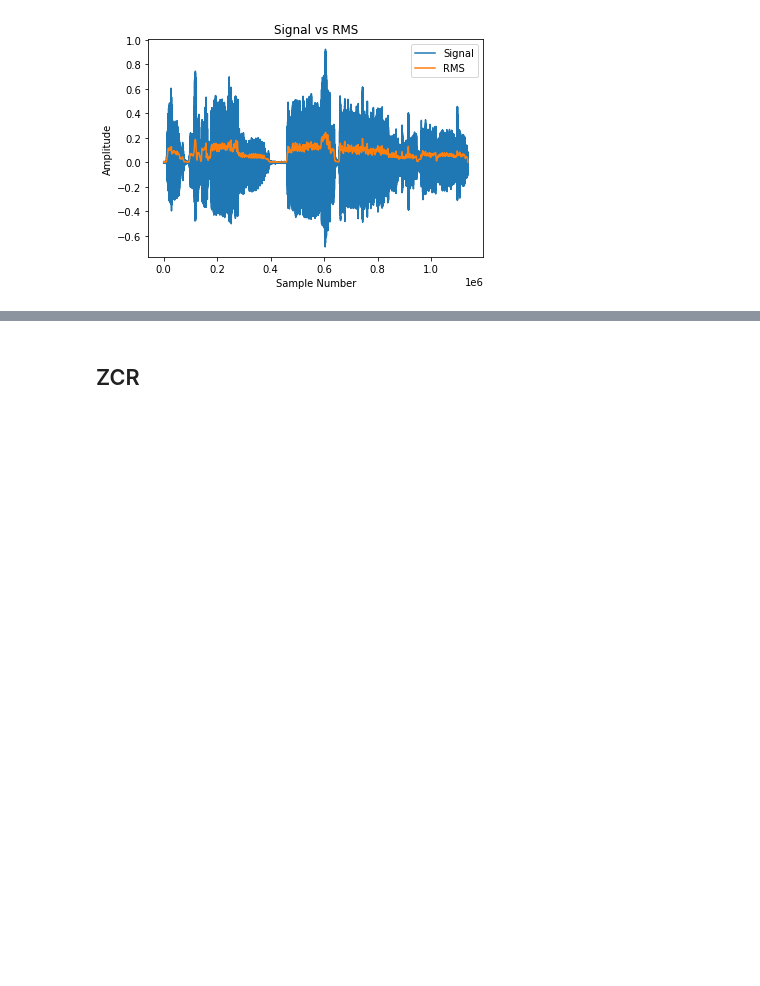
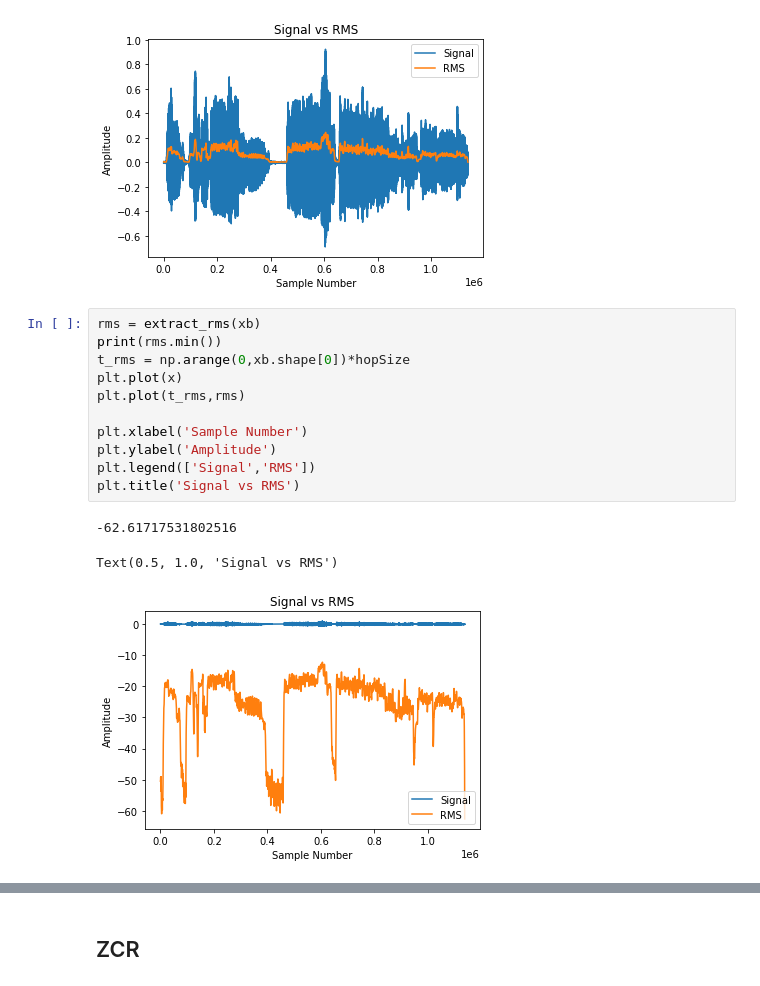
Before and after one commit to VedantKalbag/ACA-assignments, a Jupyter notebook: assignment_2/ass2.ipynb, the cells around one changed output, grey strips where cells are left out. Saved outputs shown, nothing was run; the diff lists cells and outputs as text; blank space fills up the shorter version.

```diff
--- a/assignment_2/ass2.ipynb
+++ b/assignment_2/ass2.ipynb
@@ -241,3 +273,18 @@ plt.title('Signal vs RMS')
 0.0007398458364183605
 Text(0.5, 1.0, 'Signal vs RMS')
 [figure]
+# %%
+rms = extract_rms(xb)
+print(rms.min())
+t_rms = np.arange(0,xb.shape[0])*hopSize
+plt.plot(x)
+plt.plot(t_rms,rms)
+
+plt.xlabel('Sample Number')
+plt.ylabel('Amplitude')
+plt.legend(['Signal','RMS'])
+plt.title('Signal vs RMS')
+# %% [output]
+-62.61717531802516
+Text(0.5, 1.0, 'Signal vs RMS')
+[figure, added]
```
Also changed, not shown: parts of 39 cells of this notebook, 2 other files.
